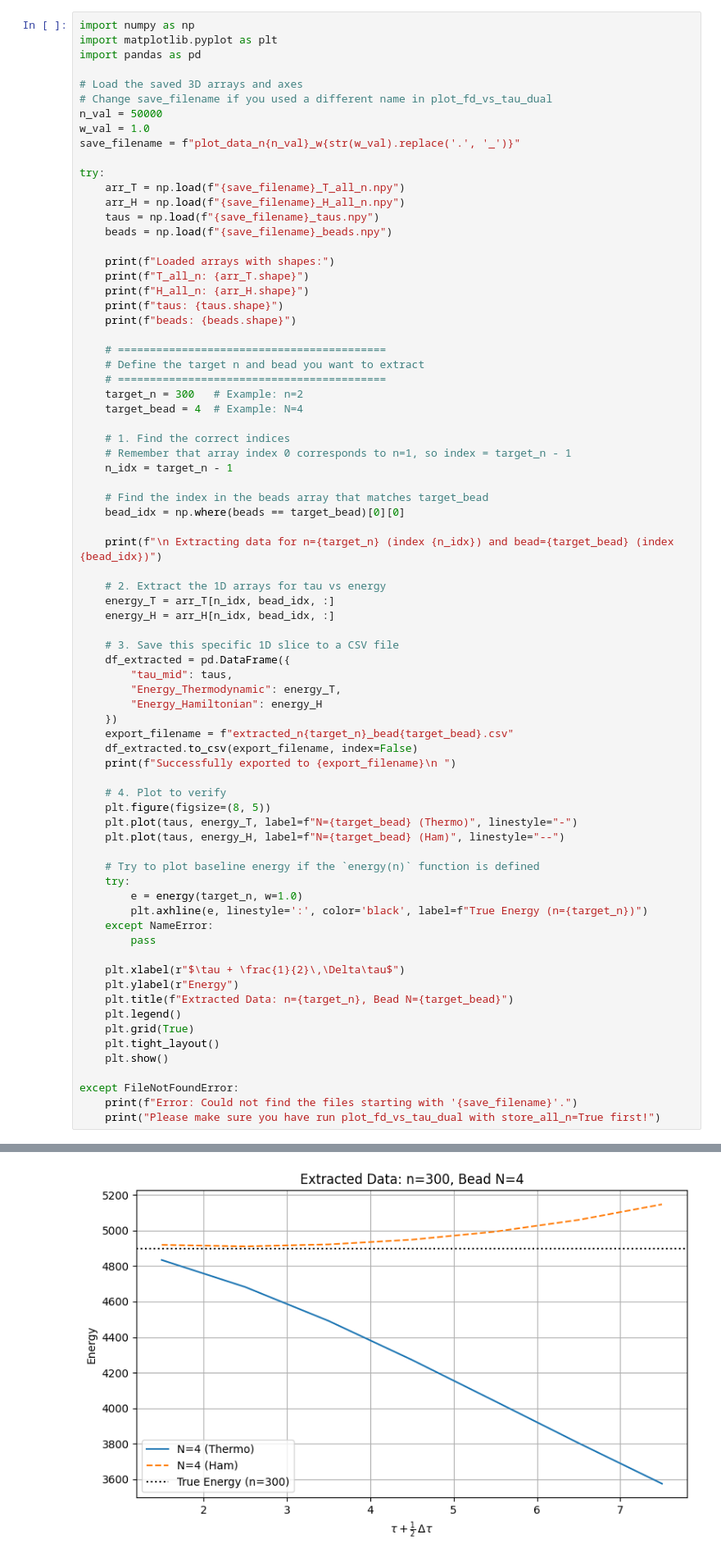
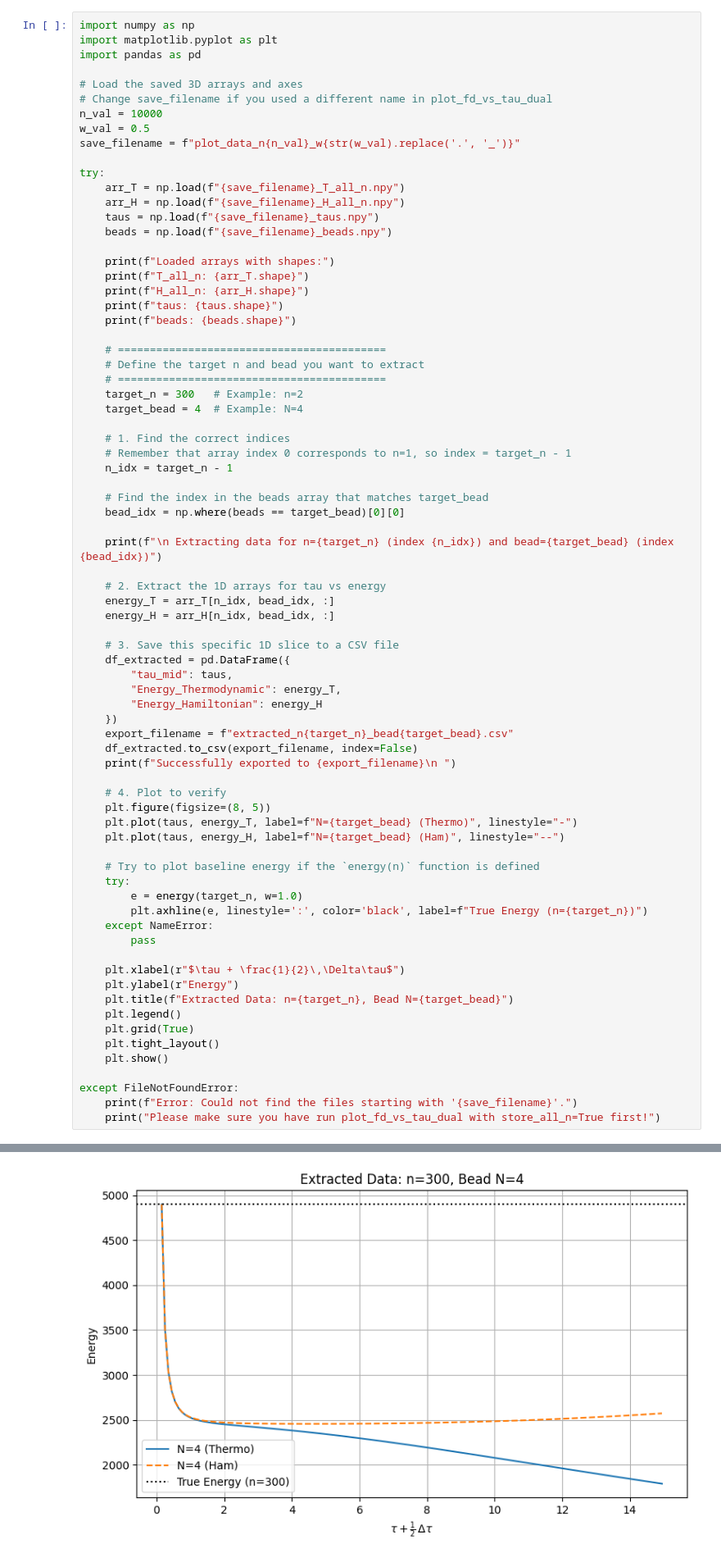
Before and after one commit to 24jonas/HarmonicFermions, a Jupyter notebook: Jupyter/BaxterMeth-opt.ipynb, the cells around one changed output, grey strips where cells are left out. Shown at 82% size. Saved outputs shown, nothing was run; the diff lists cells and outputs as text.

Commit message:
thermodynamic plots

```diff
--- a/Jupyter/BaxterMeth-opt.ipynb
+++ b/Jupyter/BaxterMeth-opt.ipynb
@@ -500,8 +500,8 @@ import pandas as pd
 
 # Load the saved 3D arrays and axes
 # Change save_filename if you used a different name in plot_fd_vs_tau_dual
-n_val = 50000
-w_val = 1.0
+n_val = 10000
+w_val = 0.5
 save_filename = f"plot_data_n{n_val}_w{str(w_val).replace('.', '_')}"
 
 try:
@@ -577,4 +577,4 @@ beads: (2,)
 
  Extracting data for n=300 (index 299) and bead=4 (index 1)
 Successfully exported to extracted_n300_bead4.csv
-[figure, old version]
+[figure, new version]
```
Also changed, not shown: parts of 2 cells of this notebook, 26 other files.
